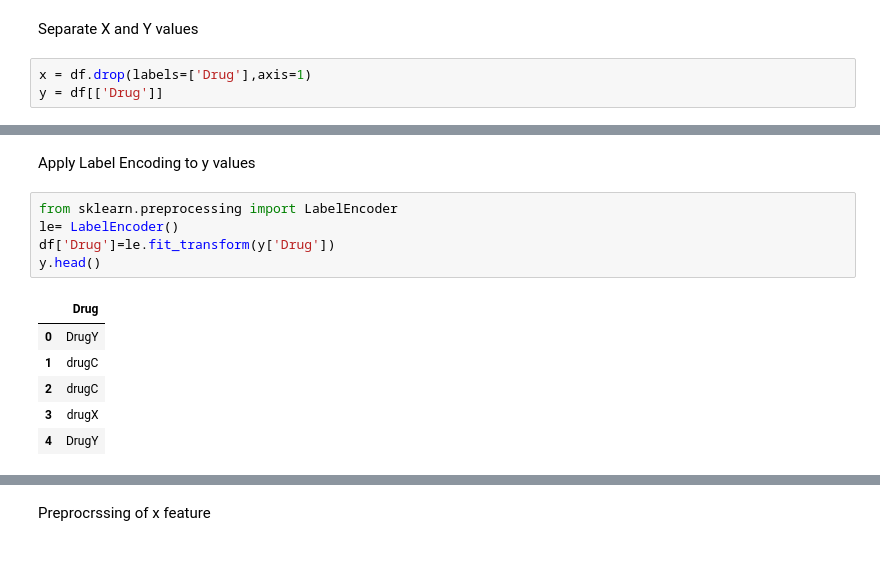
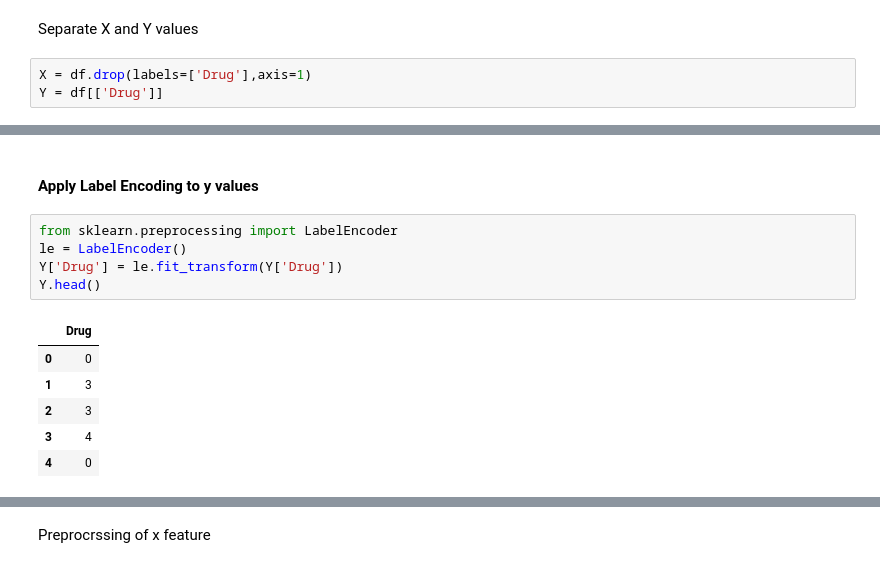
Before and after one commit to mohitess1/code-repository, a Jupyter notebook: Ensamble Random Forest/Randomforest.ipynb, the cells around one changed output, grey strips where cells are left out. Drawn from its saved outputs; the diff is of its cells as text.

```diff
--- a/Ensamble Decision Forest/Randomforest.ipynb
+++ b/Ensamble Random Forest/Randomforest.ipynb
@@ -82,6 +82,6 @@ dtype: int64
 # %% [markdown]
 Separate X and Y values
 # %%
-x = df.drop(labels=['Drug'],axis=1)
-y = df[['Drug']]
+X = df.drop(labels=['Drug'],axis=1)
+Y = df[['Drug']]
 # %%
@@ -103,17 +103,17 @@ y.head()
 | 3 | drugX |
 | 4 | DrugY |
 # %% [markdown]
-Apply Label Encoding to y values
+#### Apply Label Encoding to y values
 # %%
 from sklearn.preprocessing import LabelEncoder
-le= LabelEncoder()
-df['Drug']=le.fit_transform(y['Drug'])
-y.head()
+le = LabelEncoder()
+Y['Drug'] = le.fit_transform(Y['Drug'])
+Y.head()
 # %% [output]
 |  | Drug |
-| 0 | DrugY |
-| 1 | drugC |
-| 2 | drugC |
-| 3 | drugX |
-| 4 | DrugY |
+| 0 | 0 |
+| 1 | 3 |
+| 2 | 3 |
+| 3 | 4 |
+| 4 | 0 |
 # %%
```
Also changed, not shown: parts of 22 cells of this notebook, 9 other files.
